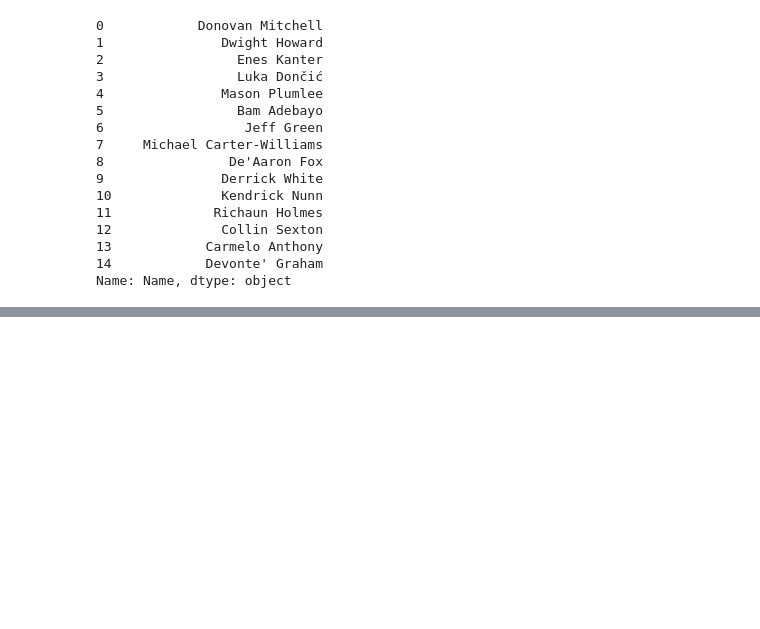
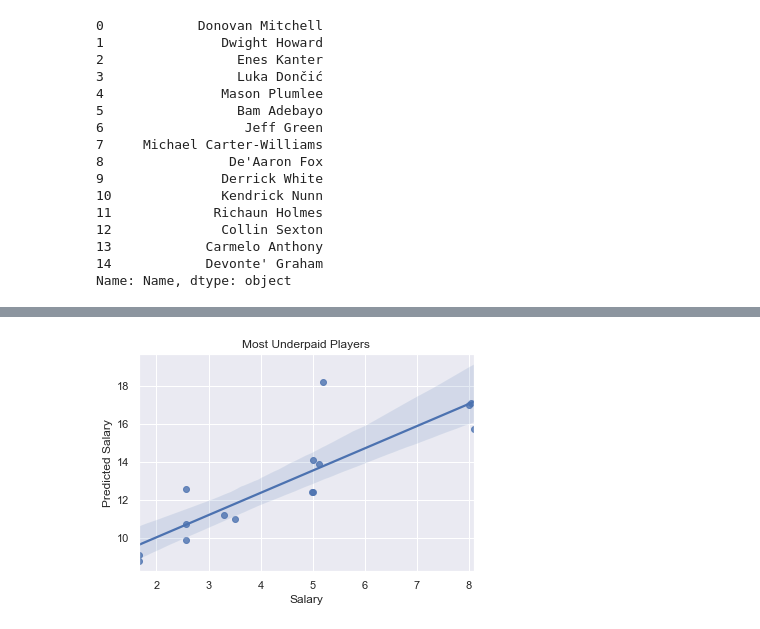
Before and after one commit to gulays/NBA_Salary_Prediction-Linear_Regression, a Jupyter notebook: codes/NBA_UnderpaidPlayers.ipynb, the cells around one changed output, grey strips where cells are left out. Saved outputs shown, nothing was run; the diff lists cells and outputs as text; code cells hidden in the pictures; blank space fills up the shorter version.

```diff
--- a/codes/NBA_UnderpaidPlayers.ipynb
+++ b/codes/NBA_UnderpaidPlayers.ipynb
@@ -329,0 +317,7 @@ nba.describe()
+# %%
+fig = sns.regplot('Salary_x','Predicted', data=underpaid)
+fig.set(xlabel='Salary',ylabel = 'Predicted Salary', title = 'Most Underpaid Players')
+
+plt.savefig('underpaid.png');
+# %% [output]
+[figure, added]
```
Also changed, not shown: parts of 7 cells of this notebook, 1 other file.
